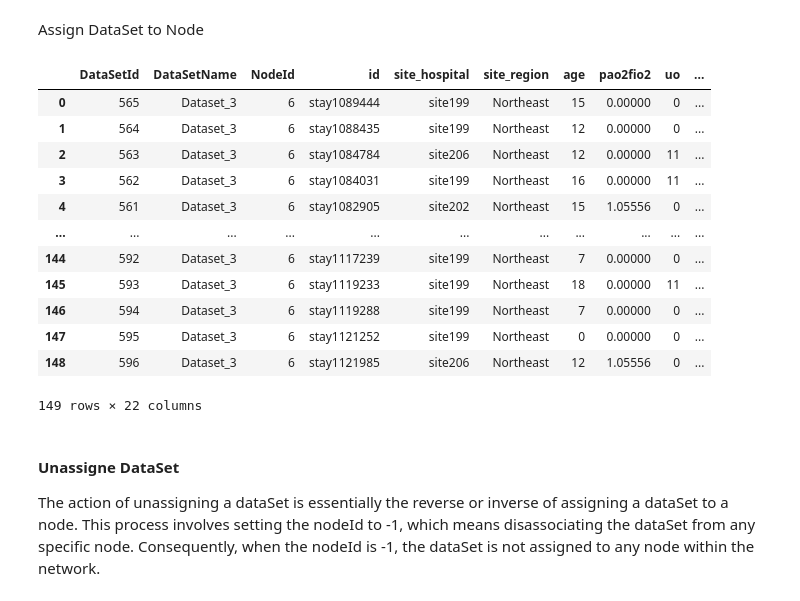
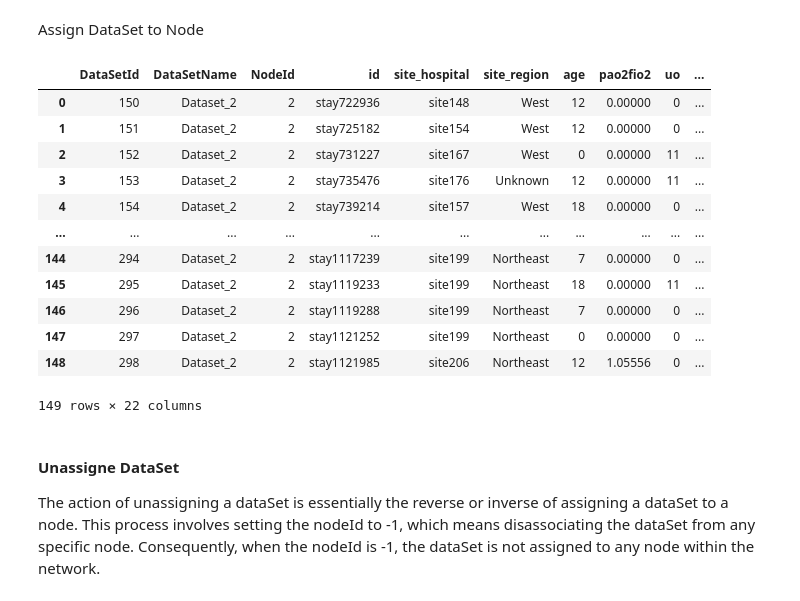
Before and after one commit to MEDomics-UdeS/MEDfl, a Jupyter notebook: notebooks/tutorial/1_DB.ipynb, the cells around one changed output. Saved outputs shown, nothing was run; the diff lists cells and outputs as text; code cells hidden in the pictures.

```diff
--- a/notebooks/draft/1_DB-checkpoint.ipynb
+++ b/notebooks/tutorial/1_DB.ipynb
@@ -362,29 +210,29 @@ Assign DataSet to Node
 # %%
 
 node_2 = Node(name="node_2" , train = 0 ) ;
 
 # # Create a new node
-# node_2.create_node(NetId=1)
+node_2.create_node(NetId=1)
 
 # assing Dataset_3 to node_2
-node_2.assign_dataset(dataset_name="DataSet_3");
+node_2.assign_dataset(dataset_name="Dataset_2");
 
 # Display node Data Set
 data_2 = node_2.get_dataset() ;
 data_2
 # %% [output]
 |  | DataSetId | DataSetName | NodeId | id | site_hospital | site_region | age | pao2fio2 | uo | ... |
-| 0 | 565 | Dataset_3 | 6 | stay1089444 | site199 | Northeast | 15 | 0.00000 | 0 | ... |
-| 1 | 564 | Dataset_3 | 6 | stay1088435 | site199 | Northeast | 12 | 0.00000 | 0 | ... |
-| 2 | 563 | Dataset_3 | 6 | stay1084784 | site206 | Northeast | 12 | 0.00000 | 11 | ... |
-| 3 | 562 | Dataset_3 | 6 | stay1084031 | site199 | Northeast | 16 | 0.00000 | 11 | ... |
-| 4 | 561 | Dataset_3 | 6 | stay1082905 | site202 | Northeast | 15 | 1.05556 | 0 | ... |
+| 0 | 150 | Dataset_2 | 2 | stay722936 | site148 | West | 12 | 0.00000 | 0 | ... |
+| 1 | 151 | Dataset_2 | 2 | stay725182 | site154 | West | 12 | 0.00000 | 0 | ... |
+| 2 | 152 | Dataset_2 | 2 | stay731227 | site167 | West | 0 | 0.00000 | 11 | ... |
+| 3 | 153 | Dataset_2 | 2 | stay735476 | site176 | Unknown | 12 | 0.00000 | 11 | ... |
+| 4 | 154 | Dataset_2 | 2 | stay739214 | site157 | West | 18 | 0.00000 | 0 | ... |
 | ... | ... | ... | ... | ... | ... | ... | ... | ... | ... | ... |
-| 144 | 592 | Dataset_3 | 6 | stay1117239 | site199 | Northeast | 7 | 0.00000 | 0 | ... |
-| 145 | 593 | Dataset_3 | 6 | stay1119233 | site199 | Northeast | 18 | 0.00000 | 11 | ... |
-| 146 | 594 | Dataset_3 | 6 | stay1119288 | site199 | Northeast | 7 | 0.00000 | 0 | ... |
-| 147 | 595 | Dataset_3 | 6 | stay1121252 | site199 | Northeast | 0 | 0.00000 | 0 | ... |
-| 148 | 596 | Dataset_3 | 6 | stay1121985 | site206 | Northeast | 12 | 1.05556 | 0 | ... |
+| 144 | 294 | Dataset_2 | 2 | stay1117239 | site199 | Northeast | 7 | 0.00000 | 0 | ... |
+| 145 | 295 | Dataset_2 | 2 | stay1119233 | site199 | Northeast | 18 | 0.00000 | 11 | ... |
+| 146 | 296 | Dataset_2 | 2 | stay1119288 | site199 | Northeast | 7 | 0.00000 | 0 | ... |
+| 147 | 297 | Dataset_2 | 2 | stay1121252 | site199 | Northeast | 0 | 0.00000 | 0 | ... |
+| 148 | 298 | Dataset_2 | 2 | stay1121985 | site206 | Northeast | 12 | 1.05556 | 0 | ... |
 149 rows × 22 columns
 # %% [markdown]
 #### Unassigne DataSet
```
Also changed, not shown: parts of 49 cells of this notebook, 13 other files.
